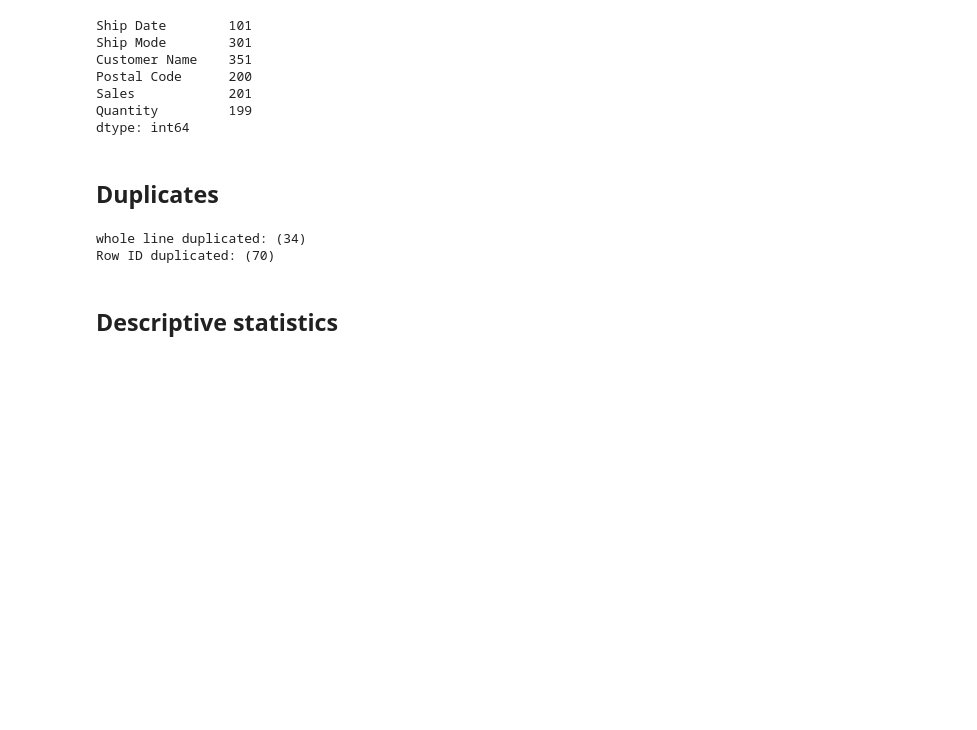
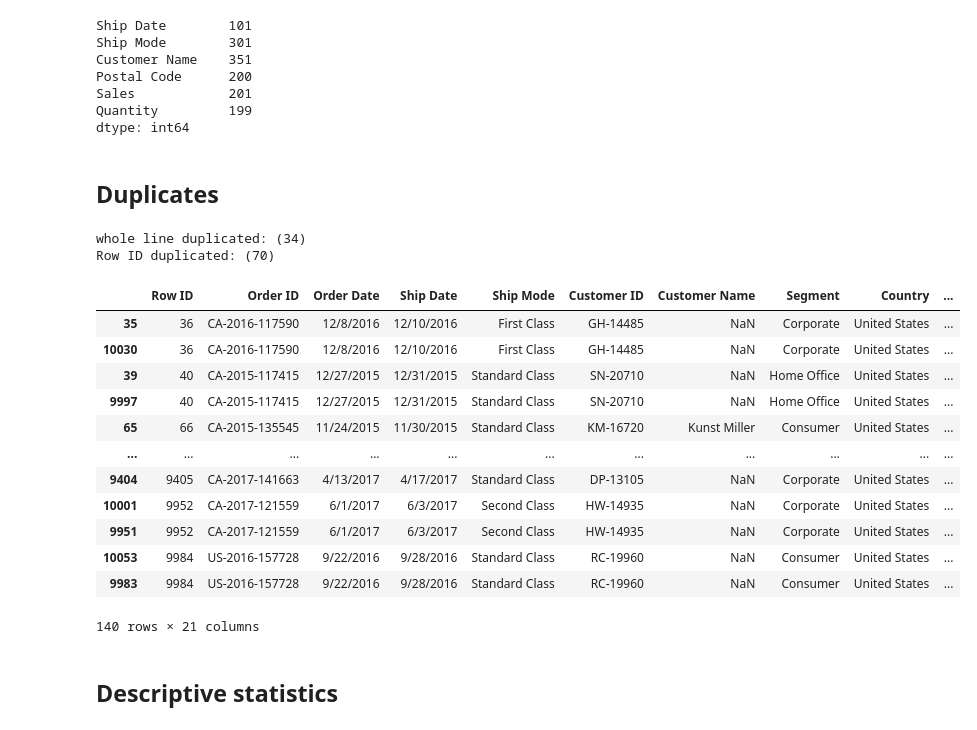
Before and after one commit to oelaimar/DataStore360, a Jupyter notebook: notebooks/01_exploration.ipynb, the cells around one changed output. Drawn from its saved outputs; the diff is of its cells as text; code cells hidden in the pictures; blank space fills up the shorter version.

```diff
--- a/notebooks/01_exploration.ipynb
+++ b/notebooks/01_exploration.ipynb
@@ -75,12 +75,27 @@ dtype: int64
 # %%
 line_duplicated = df.duplicated().sum()
 print(f"whole line duplicated: ({line_duplicated})")
 
 row_duplicated = df['Row ID'].duplicated().sum()
 print(f"Row ID duplicated: ({row_duplicated})")
+
+df[df['Row ID'].duplicated(keep=False)].sort_values('Row ID')
 # %% [output]
 whole line duplicated: (34)
 Row ID duplicated: (70)
+|  | Row ID | Order ID | Order Date | Ship Date | Ship Mode | Customer ID | Customer Name | Segment | Country | ... |
+| 35 | 36 | CA-2016-117590 | 12/8/2016 | 12/10/2016 | First Class | GH-14485 | NaN | Corporate | United States | ... |
+| 10030 | 36 | CA-2016-117590 | 12/8/2016 | 12/10/2016 | First Class | GH-14485 | NaN | Corporate | United States | ... |
+| 39 | 40 | CA-2015-117415 | 12/27/2015 | 12/31/2015 | Standard Class | SN-20710 | NaN | Home Office | United States | ... |
+| 9997 | 40 | CA-2015-117415 | 12/27/2015 | 12/31/2015 | Standard Class | SN-20710 | NaN | Home Office | United States | ... |
+| 65 | 66 | CA-2015-135545 | 11/24/2015 | 11/30/2015 | Standard Class | KM-16720 | Kunst Miller | Consumer | United States | ... |
+| ... | ... | ... | ... | ... | ... | ... | ... | ... | ... | ... |
+| 9404 | 9405 | CA-2017-141663 | 4/13/2017 | 4/17/2017 | Standard Class | DP-13105 | NaN | Corporate | United States | ... |
+| 10001 | 9952 | CA-2017-121559 | 6/1/2017 | 6/3/2017 | Second Class | HW-14935 | NaN | Corporate | United States | ... |
+| 9951 | 9952 | CA-2017-121559 | 6/1/2017 | 6/3/2017 | Second Class | HW-14935 | NaN | Corporate | United States | ... |
+| 10053 | 9984 | US-2016-157728 | 9/22/2016 | 9/28/2016 | Standard Class | RC-19960 | NaN | Consumer | United States | ... |
+| 9983 | 9984 | US-2016-157728 | 9/22/2016 | 9/28/2016 | Standard Class | RC-19960 | NaN | Consumer | United States | ... |
+140 rows × 21 columns
 # %% [markdown]
 ## Descriptive statistics
 # %%
```
Also changed, not shown: parts of 3 cells of this notebook, 5 other files.
